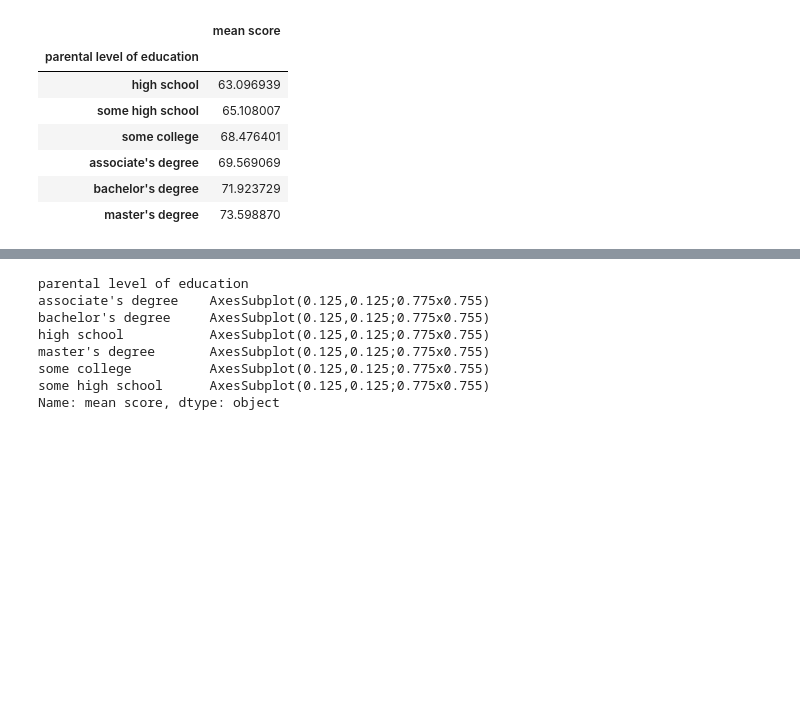
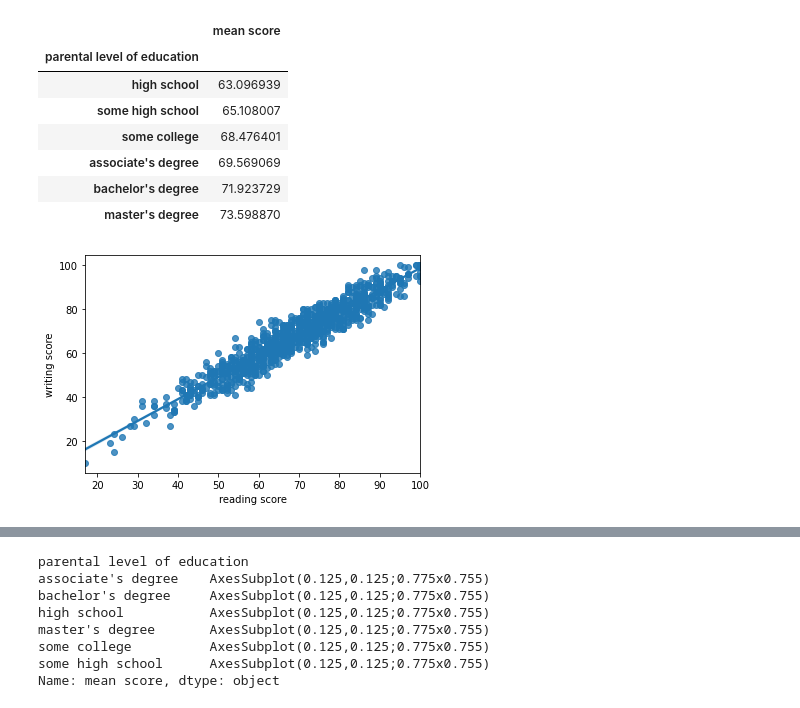
Before and after one commit to ShaiYona/Data-Science, a Jupyter notebook: tirgulim/tirgul9/tirgul9.ipynb, the cells around one changed output, grey strips where cells are left out. Saved outputs shown, nothing was run; the diff lists cells and outputs as text; code cells hidden in the pictures; blank space fills up the shorter version.

```diff
--- a/tirgulim/tirgul9/tirgul9.ipynb
+++ b/tirgulim/tirgul9/tirgul9.ipynb
@@ -168,3 +168,8 @@ EducLunchMean_ScoreData.groupby('parental level of education').mean().sort_value
 | associate's degree | 69.569069 |
 | bachelor's degree | 71.923729 |
 | master's degree | 73.598870 |
+# %%
+sns.regplot(x='reading score', y='writing score', data=data);
+# Plot data and a linear regression model fit
+# %% [output]
+[figure, added]
```
Also changed, not shown: parts of 11 cells of this notebook.
